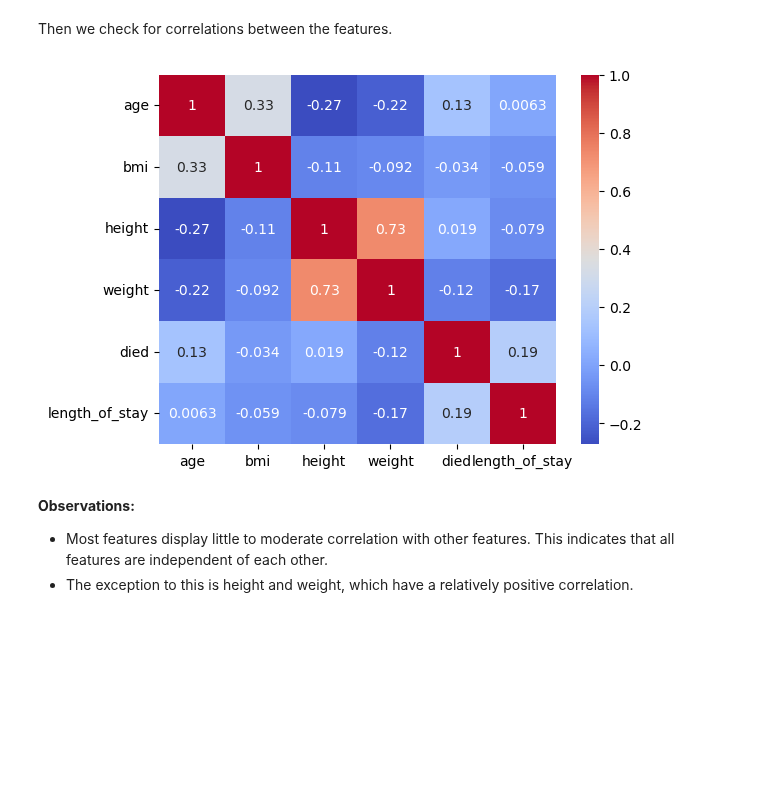
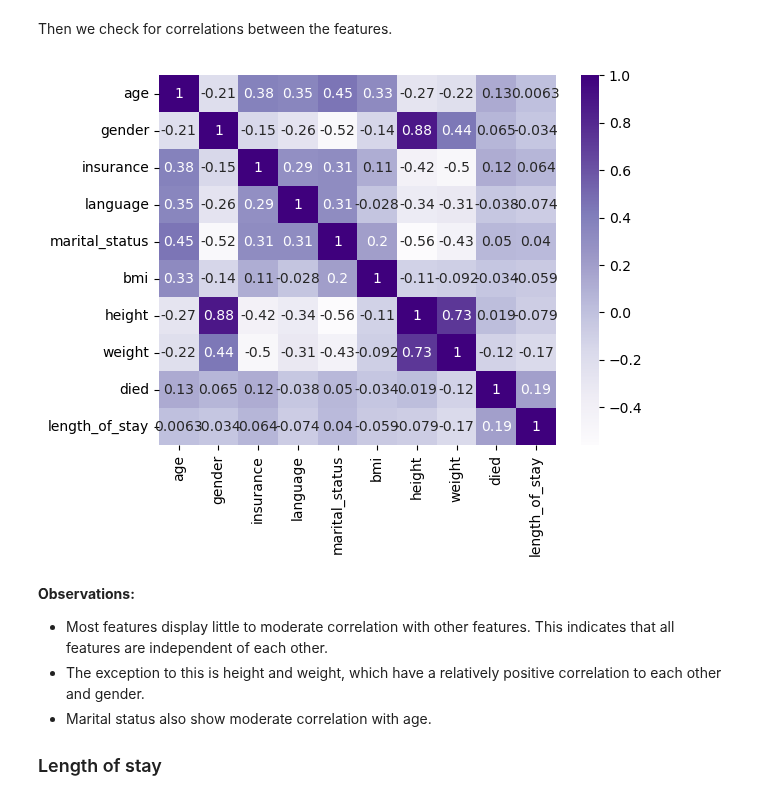
Before and after one commit to bizzfuzz/CHOP-comprehensive-hospital-outcome-prediction-system, a Jupyter notebook: CHOP.ipynb, the cells around one changed output. Cells and saved outputs as stored; diff of their text form; code cells hidden in the pictures; blank space fills up the shorter version.

Commit message:
correlation matrix

```diff
--- a/CHOP.ipynb
+++ b/CHOP.ipynb
@@ -655,6 +664,15 @@ df_helper.drop_columns(
 model_df.died = model_df.died.astype(int)
 #convert bmi column to numeric
 model_df.bmi = model_df.bmi.astype(float)
+#encode gender column to numeric
+model_df.gender = model_df.gender.map({'M': 1, 'F': 0})
+#encode marital status column to numeric
+model_df.marital_status = model_df.marital_status.map({'MARRIED': 1, 'SINGLE': 0, 'DIVORCED': 2, 'WIDOWED': 3})
+#encode insurance column to numeric
+model_df.insurance = model_df.insurance.map({'Other': 0, 'Medicare': 1, 'Medicaid': 2})
+#encode language column to numeric
+model_df.language = model_df.language.map({'ENGLISH': 0, '?': 1})
+
 model_df
 # %% [output]
 |  | drug | age | diagnosis | gender | admission_type | admission_location | insurance | language | ... |
@@ -675,11 +693,14 @@ Then we check for correlations between the features.
 # %%
 #get only numerical columns
 numerical_columns = model_df.select_dtypes(include=np.number).columns
 correlation_matrix = model_df[numerical_columns].corr()
-sns.heatmap(correlation_matrix, annot=True, cmap="coolwarm");
+sns.heatmap(correlation_matrix, annot=True, cmap="Purples");
 # %% [output]
-[figure, old version]
+[figure, new version]
 # %% [markdown]
 **Observations:**
 - Most features display little to moderate correlation with other features. This indicates that all features are independent of each other.
-- The exception to this is height and weight, which have a relatively positive correlation.
+- The exception to this is height and weight, which have a relatively positive correlation to each other and gender.
+- Marital status also show moderate correlation with age.
+
+### Length of stay
```
Also changed, not shown: parts of 4 cells of this notebook.
